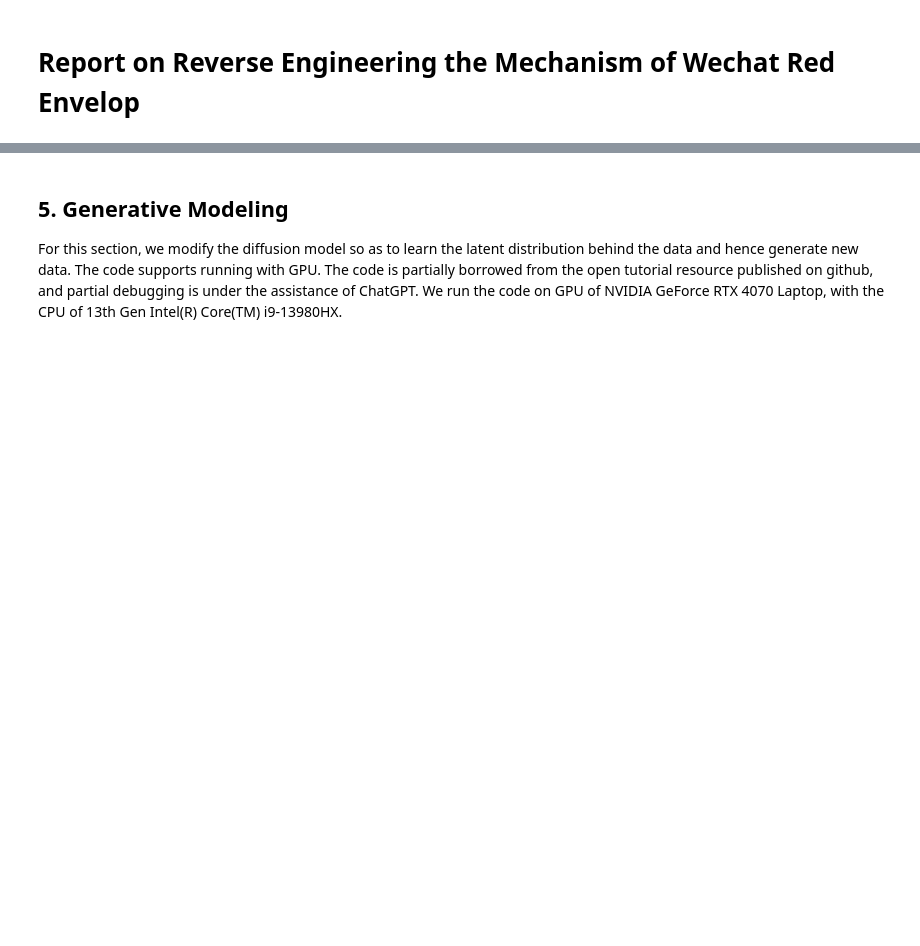
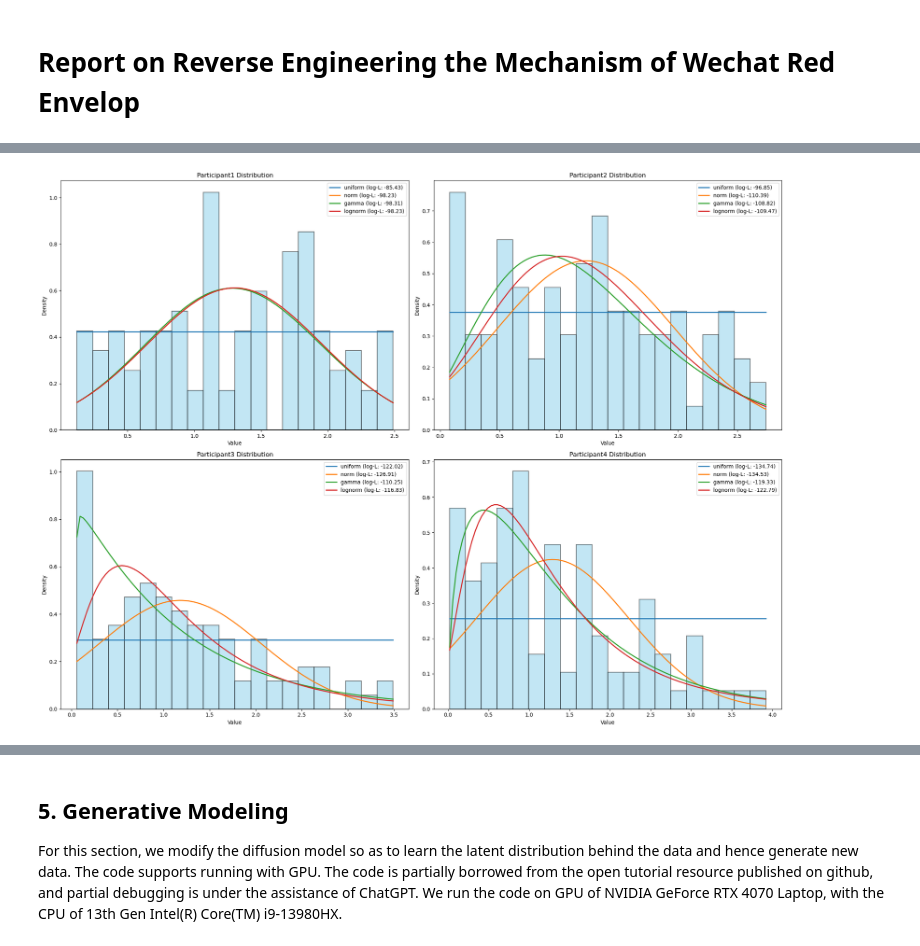
Before and after one commit to Github-Anderson/SI140A-Project, a Jupyter notebook: report/report.ipynb, the cells around one changed output, grey strips where cells are left out. Cells and saved outputs as stored; diff of their text form; code cells hidden in the pictures; blank space fills up the shorter version.

```diff
--- a/report/report.ipynb
+++ b/report/report.ipynb
@@ -2,0 +211,93 @@
+# %%
+import pandas as pd
+import numpy as np
+import matplotlib.pyplot as plt
+from scipy import stats
+
+# Read data
+df = pd.read_csv('data/csv/data2.csv')
+df.columns = ['Participant1', 'Participant2', 'Participant3', 'Participant4']
+
+# Define the distributions to test
+distributions = [
+    stats.uniform,   # Uniform distribution
+    stats.norm,      # Normal distribution
+    stats.gamma,     # Gamma distribution
+    stats.lognorm,   # Log-normal distribution
+]
+
+# Create figure
+plt.figure(figsize=(20, 15))
+
+# Store the distribution fitting results for each participant
+all_results = {}
+
+# Analyze for each participant
+for i, participant in enumerate(['Participant1', 'Participant2', 'Participant3', 'Participant4'], 1):
+    data = df[participant]
+
+    # Create a subplot
+    plt.subplot(2, 2, i)
+
+    # Plot the histogram without overlap
+    plt.hist(data, bins=20, density=True, alpha=0.5, color='skyblue', edgecolor='black', linewidth=1.5)  # Set alpha to 0.5 for transparency
+    plt.title(f'{participant} Distribution')
+    plt.xlabel('Value')
+    plt.ylabel('Density')
+
+    # Store current participant's distribution fitting results
+    participant_results = []
+
+    # Fit each distribution
+    for dist in distributions:
+        try:
+            # Maximum likelihood estimation parameters
+            if dist == stats.uniform:
+                # For uniform distribution, use the min and max of the data
+                params = (data.min(), data.max() - data.min())
+                # Calculate the log likelihood for the uniform distribution
+                log_likelihood = np.sum(dist.logpdf(data, params[0], params[1]))
+            else:
+                # Use scipy's fit method for other distributions
+                params = dist.fit(data)
+                # Calculate the log likelihood
+                log_likelihood = np.sum(dist.logpdf(data, *params[:-2], loc=params[-2], scale=params[-1]))
+
+            # Store results
+            participant_results.append({
+                'distribution': dist.name,
+                'params': params,
+                'log_likelihood': log_likelihood
+            })
+
+            # Plot the fitted probability density function
+            x = np.linspace(data.min(), data.max(), 100)
+            if dist == stats.uniform:
+                pdf = dist.pdf(x, params[0], params[1])
+            else:
+                pdf = dist.pdf(x, *params[:-2], loc=params[-2], scale=params[-1])
+            plt.plot(x, pdf, label=f'{dist.name} (log-L: {log_likelihood:.2f})', linewidth=2)
+
+        except Exception as e:
+            print(f"Error fitting {dist.name} for {participant}: {e}")
+
+    # Sort by log likelihood
+    participant_results.sort(key=lambda x: x['log_likelihood'], reverse=True)
+
+    # Store results
+    all_results[participant] = participant_results
+
+    plt.legend()
+
+plt.tight_layout()
+plt.show()
+
+# Print detailed results
+for participant, results in all_results.items():
+    print(f"\n{participant} distribution fitting results:")
+    for result in results:
+        print(f"Distribution: {result['distribution']}")
+        print(f"Parameters: {result['params']}")
+        print(f"Log-likelihood: {result['log_likelihood']}\n")
+# %% [output]
+[figure, added]
```
Also changed, not shown: parts of 32 cells of this notebook, 20 other files.
